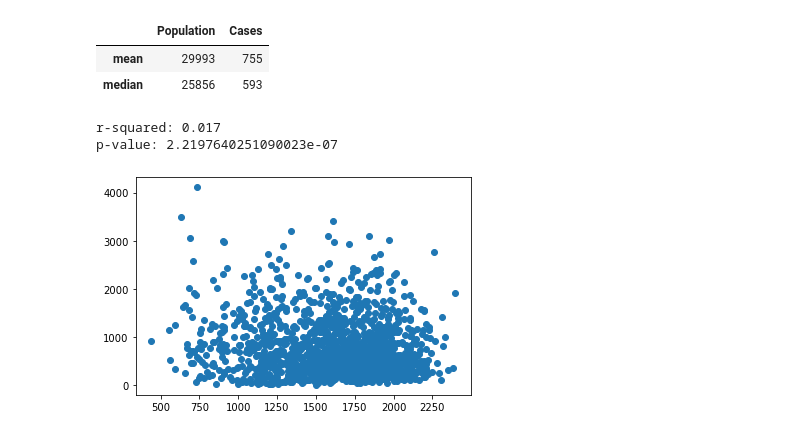
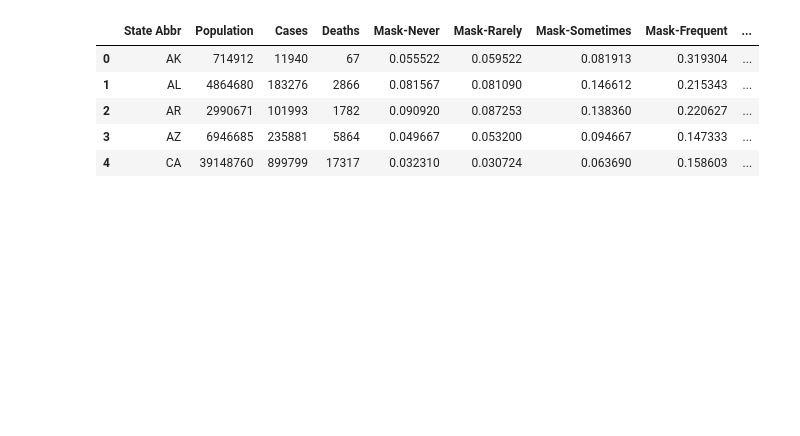
Before and after one commit to teresaflicek/Covid19-Societal-Impacts, a Jupyter notebook: analysis/science/science_beliefs.ipynb, the cells around one changed output. Saved outputs shown, nothing was run; the diff lists cells and outputs as text; code cells hidden in the pictures; blank space fills up the shorter version.

```diff
--- a/analysis/science/science_beliefs.ipynb
+++ b/analysis/science/science_beliefs.ipynb
@@ -11,9 +11,3 @@ gw_meta_df = pd.read_csv(data_path + "global_warming_meta.csv")
 fips_df = pd.read_csv(data_path + "fips_county.csv")
 mask_df = pd.read_csv(data_path + "mask-use-by-county.csv")
 rona_df = pd.read_csv(data_path + "jh_cases_deaths.csv")
-# %%
-fips_df['FIPS'] = [int(string.split(',')[0]) for string in fips_df['FIPS,Name,State']]
-fips_df['County Name'] = [string.split(',')[1] for string in fips_df['FIPS,Name,State']]
-fips_df['State Abbr'] = [string.split(',')[2] for string in fips_df['FIPS,Name,State']]
-fips_df = fips_df.drop(['FIPS,Name,State'], axis=1)
-fips_df.head()
@@ -85,3 +32,3 @@ df.head()
 # %%
 df = df.merge(rona_df, how='inner', left_on='FIPS', right_on='fips_code')
-df.head()
+df = df.drop(['fips_code'], axis=1)
@@ -125,19 +35,15 @@ got_rona = pop_df['Cases']
-# %%
-agg = pop_df.agg({'Population' : ['mean', 'median'], 'Cases' : ['mean', 'median']})
-agg['Population'] = agg['Population'].astype('int32')
-agg['Cases'] = agg['Cases'].astype('int32')
-agg
-# %% [output]
-|  | Population | Cases |
-| mean | 29993 | 755 |
-| median | 25856 | 593 |
-# %%
-slope, intercept, r_value, p_value, std_err = sts.linregress(gw_skeptic, got_rona)
-plt.scatter(gw_skeptic, got_rona)
-print(f"r-squared: {round(r_value ** 2, 3)}")
-print(f"p-value: {p_value}")
-# %% [output]
-r-squared: 0.017
-p-value: 2.2197640251090023e-07
-[figure, removed]
+# %%
+states_gp = df.groupby('State Abbr')
+states_df = states_gp[['Population', 'Cases', 'Deaths']].sum()
+states_df[['Mask-Never', 'Mask-Rarely', 'Mask-Sometimes', 'Mask-Frequent', 'Mask-Always', 'GW-Happening', 'GW-Not-Happening', 'GW-Human-Caused', 'GW-Not-Human-Caused', 'Cases Per 100k', 'Deaths Per 100k']] = states_gp[['Mask-Never', 'Mask-Rarely', 'Mask-Sometimes', 'Mask-Frequent', 'Mask-Always', 'GW-Happening', 'GW-Not-Happening', 'GW-Human-Caused', 'GW-Not-Human-Caused', 'Cases Per 100k', 'Deaths Per 100k']].mean()
+states_df = states_df.reset_index()
+
+states_df.head(5)
+# %% [output]
+|  | State Abbr | Population | Cases | Deaths | Mask-Never | Mask-Rarely | Mask-Sometimes | Mask-Frequent | ... |
+| 0 | AK | 714912 | 11940 | 67 | 0.055522 | 0.059522 | 0.081913 | 0.319304 | ... |
+| 1 | AL | 4864680 | 183276 | 2866 | 0.081567 | 0.081090 | 0.146612 | 0.215343 | ... |
+| 2 | AR | 2990671 | 101993 | 1782 | 0.090920 | 0.087253 | 0.138360 | 0.220627 | ... |
+| 3 | AZ | 6946685 | 235881 | 5864 | 0.049667 | 0.053200 | 0.094667 | 0.147333 | ... |
+| 4 | CA | 39148760 | 899799 | 17317 | 0.032310 | 0.030724 | 0.063690 | 0.158603 | ... |
 # %%
```
Also changed, not shown: parts of 14 cells of this notebook, 1 other file.
